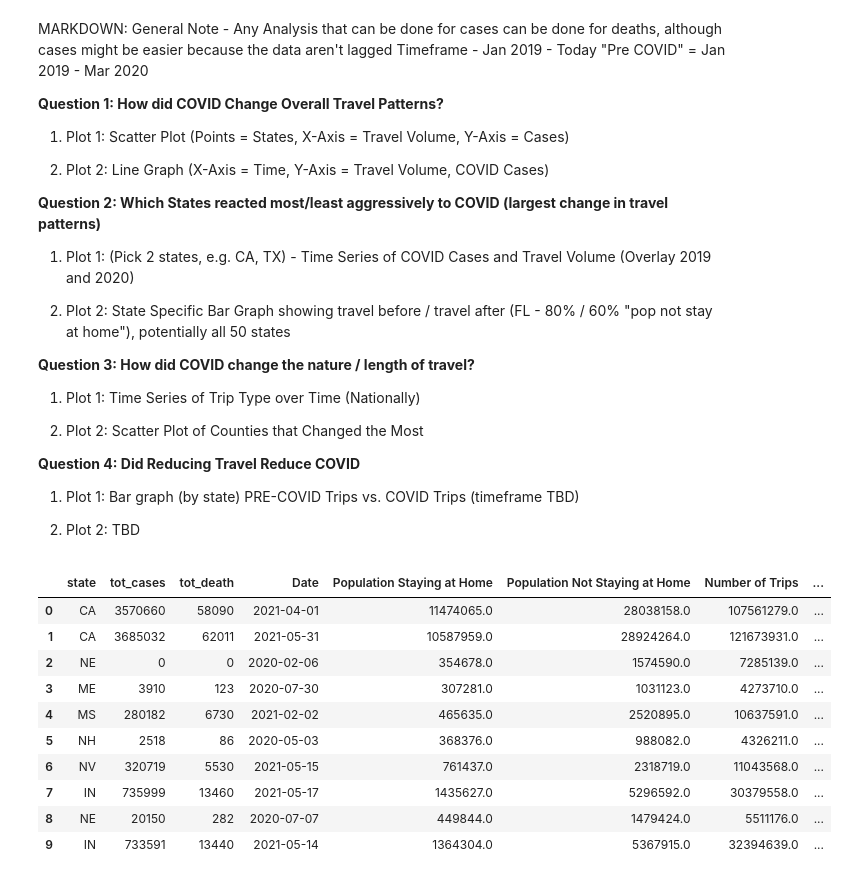
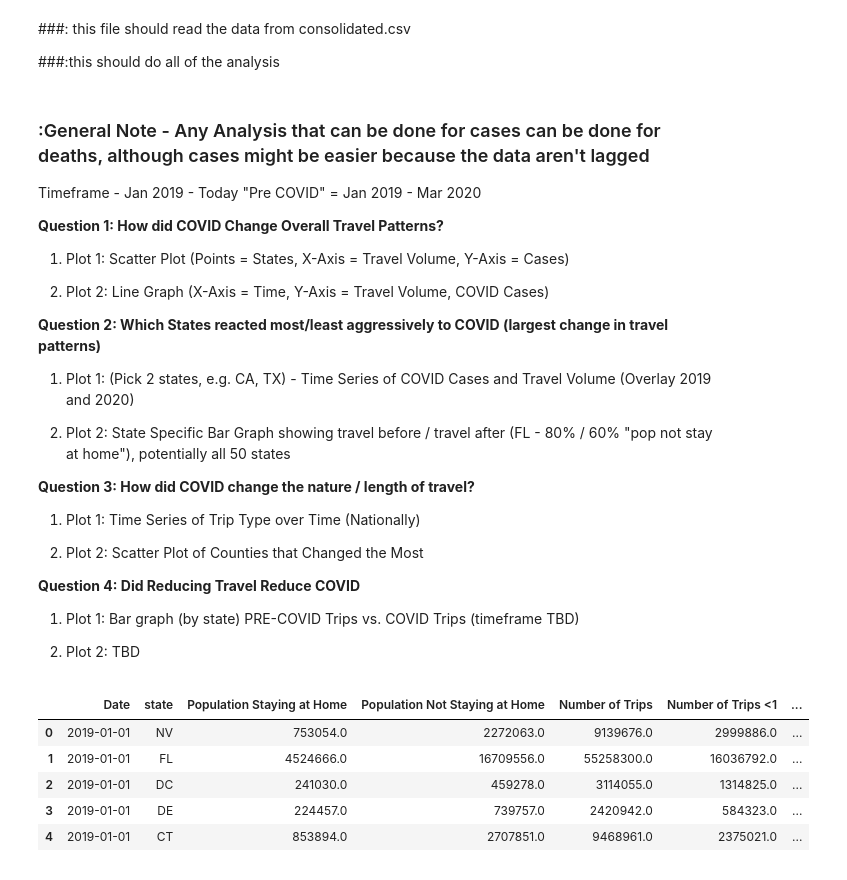
Before and after one commit to colinscampbell/project-1, a Jupyter notebook: analysis.ipynb, the cells around one changed output. Cells and saved outputs as stored; diff of their text form; code cells hidden in the pictures.

```diff
--- a/analysis.ipynb
+++ b/analysis.ipynb
@@ -5,8 +1,12 @@
+# %% [markdown]
+###: this file should read the data from consolidated.csv
+
+###:this should do all of the analysis
 # %% [markdown]
-MARKDOWN:
-General Note - Any Analysis that can be done for cases can be done for deaths, although cases might be easier because the data aren't lagged
+### :General Note - Any Analysis that can be done for cases can be done for deaths, although cases might be easier because the data aren't lagged
 Timeframe - Jan 2019 - Today
 "Pre COVID" = Jan 2019 - Mar 2020
+
 
 **Question 1: How did COVID Change Overall Travel Patterns?**
 
@@ -37,22 +40,17 @@ import pandas as pd
 # %%
 # Store filepath in a variable
-cdc_bts_data = "output_data/consolidated.csv"
+before_covid_data = "output_data/before_covid.csv"
 # %%
 # Read  Data file with the pandas library
 
-cdc_bts_df = pd.read_csv(cdc_bts_data, encoding="UTF-8")
+before_covid_df = pd.read_csv(before_covid_data, encoding="UTF-8")
 # %%
 # Show just the header
-cdc_bts_df.head(10)
+before_covid_df.head(5)
 # %% [output]
-|  | state | tot_cases | tot_death | Date | Population Staying at Home | Population Not Staying at Home | Number of Trips | ... |
-| 0 | CA | 3570660 | 58090 | 2021-04-01 | 11474065.0 | 28038158.0 | 107561279.0 | ... |
-| 1 | CA | 3685032 | 62011 | 2021-05-31 | 10587959.0 | 28924264.0 | 121673931.0 | ... |
-| 2 | NE | 0 | 0 | 2020-02-06 | 354678.0 | 1574590.0 | 7285139.0 | ... |
-| 3 | ME | 3910 | 123 | 2020-07-30 | 307281.0 | 1031123.0 | 4273710.0 | ... |
-| 4 | MS | 280182 | 6730 | 2021-02-02 | 465635.0 | 2520895.0 | 10637591.0 | ... |
-| 5 | NH | 2518 | 86 | 2020-05-03 | 368376.0 | 988082.0 | 4326211.0 | ... |
-| 6 | NV | 320719 | 5530 | 2021-05-15 | 761437.0 | 2318719.0 | 11043568.0 | ... |
-| 7 | IN | 735999 | 13460 | 2021-05-17 | 1435627.0 | 5296592.0 | 30379558.0 | ... |
-| 8 | NE | 20150 | 282 | 2020-07-07 | 449844.0 | 1479424.0 | 5511176.0 | ... |
-| 9 | IN | 733591 | 13440 | 2021-05-14 | 1364304.0 | 5367915.0 | 32394639.0 | ... |
+|  | Date | state | Population Staying at Home | Population Not Staying at Home | Number of Trips | Number of Trips <1 | ... |
+| 0 | 2019-01-01 | NV | 753054.0 | 2272063.0 | 9139676.0 | 2999886.0 | ... |
+| 1 | 2019-01-01 | FL | 4524666.0 | 16709556.0 | 55258300.0 | 16036792.0 | ... |
+| 2 | 2019-01-01 | DC | 241030.0 | 459278.0 | 3114055.0 | 1314825.0 | ... |
+| 3 | 2019-01-01 | DE | 224457.0 | 739757.0 | 2420942.0 | 584323.0 | ... |
+| 4 | 2019-01-01 | CT | 853894.0 | 2707851.0 | 9468961.0 | 2375021.0 | ... |
```
Also changed, not shown: parts of 28 cells of this notebook, 1 other file.
